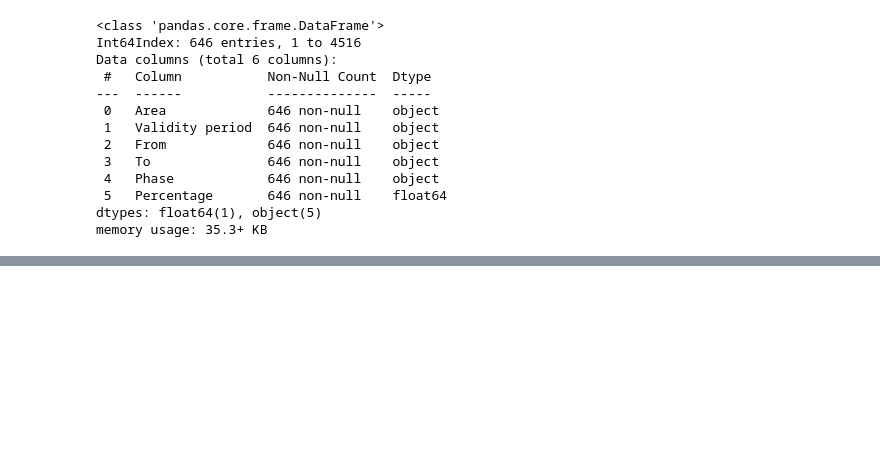
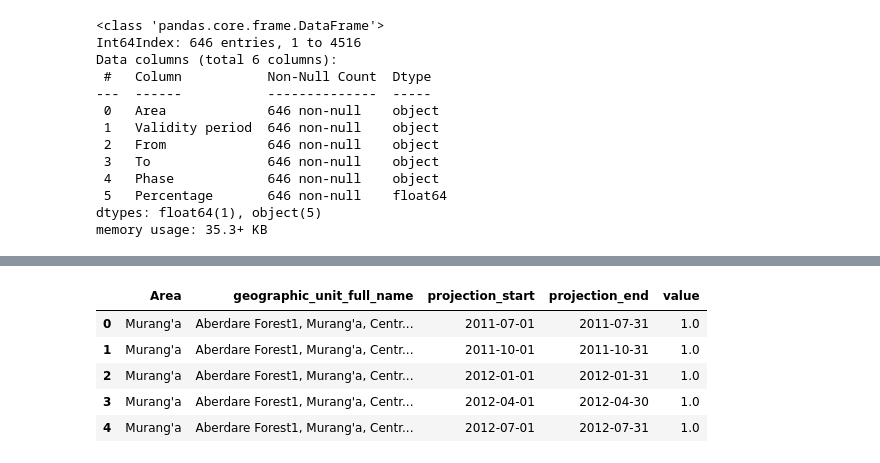
Before and after one commit to MrDenzy/PHASE-5-PROJECT---PREDICTING-FOOD-INSECURITY, a Jupyter notebook: notebooks/data_explore.ipynb, the cells around one changed output, grey strips where cells are left out. Saved outputs shown, nothing was run; the diff lists cells and outputs as text; code cells hidden in the pictures; blank space fills up the shorter version.

```diff
--- a/notebooks/data_explore.ipynb
+++ b/notebooks/data_explore.ipynb
@@ -157,0 +223,10 @@ AttributeError: 'Series' object has no attribute 'info'
+# %%
+ipc = ipc[['Area'] + [c for c in ipc.columns if c != 'Area']]
+ipc.head()
+# %% [output]
+|  | Area | geographic_unit_full_name | projection_start | projection_end | value |
+| 0 | Murang'a | Aberdare Forest1, Murang'a, Centr... | 2011-07-01 | 2011-07-31 | 1.0 |
+| 1 | Murang'a | Aberdare Forest1, Murang'a, Centr... | 2011-10-01 | 2011-10-31 | 1.0 |
+| 2 | Murang'a | Aberdare Forest1, Murang'a, Centr... | 2012-01-01 | 2012-01-31 | 1.0 |
+| 3 | Murang'a | Aberdare Forest1, Murang'a, Centr... | 2012-04-01 | 2012-04-30 | 1.0 |
+| 4 | Murang'a | Aberdare Forest1, Murang'a, Centr... | 2012-07-01 | 2012-07-31 | 1.0 |
```
Also changed, not shown: parts of 8 cells of this notebook.
